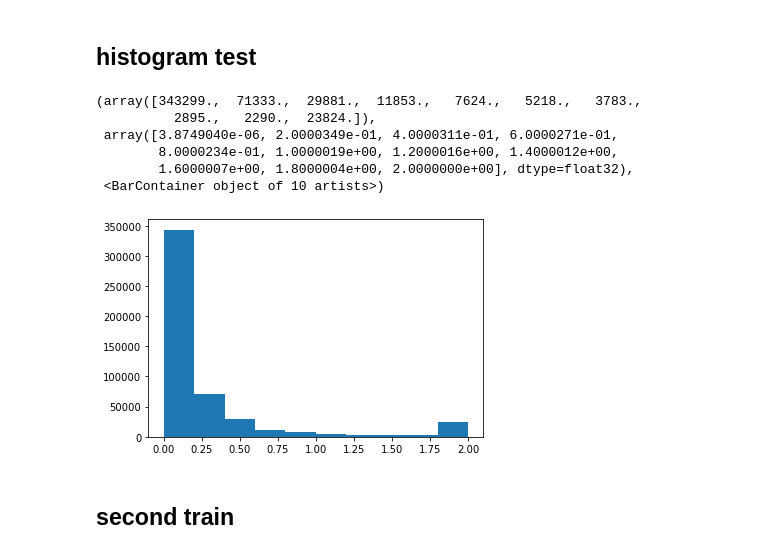
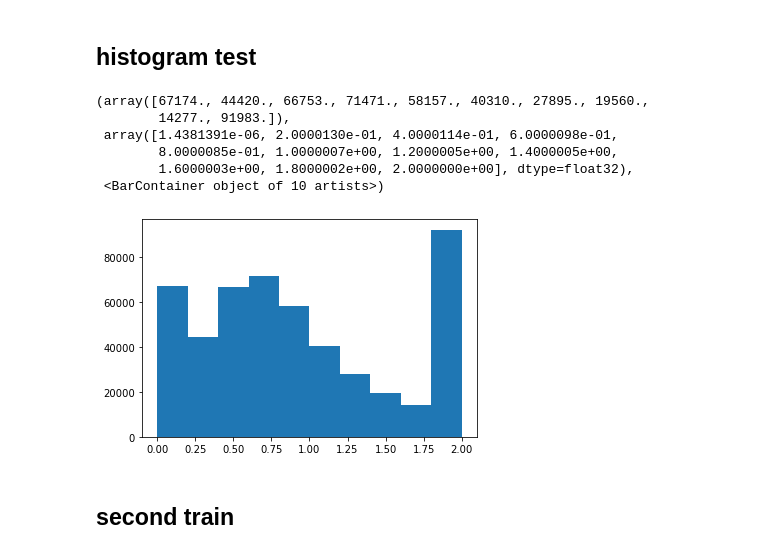
Before and after one commit to TurquoiseKitty/AssortmentNN, a Jupyter notebook: EXP11-MMNL.ipynb, the cells around one changed output. Cells and saved outputs as stored; diff of their text form; code cells hidden in the pictures.

```diff
--- a/EXP11-MMNL.ipynb
+++ b/EXP11-MMNL.ipynb
@@ -127,38 +127,62 @@ plt.plot(train_loss[1000:])
 # %% [markdown]
 ## histogram test
 # %%
+import AssortmentGenerator as AG
+import MarkovGenerator as MG
+import LatentSchemeGenerator as LSG
+import Models
+import time
+
+import numpy as np
+import torch
+import torch.nn as nn
+
+from torch import optim
+from torch.utils.data import Dataset, DataLoader, TensorDataset
+import matplotlib.pyplot as plt
+
 N_prod = 250        # number of products
 Vec_Len = N_prod + 1
 
+N_MIX = 100
+
 SAMPLE_AMOUNT = 2000
+
+latent_scheme = LSG.MMNL_generator(N_prod, N_MIX)
+
+mix_para = np.load('EXP11_dump/MMNL_mix_para.npy')
+choose_para = np.load('EXP11_dump/MMNL_chos_para.npy')
+
+latent_scheme.mixture_para = mix_para
+latent_scheme.choose_para = choose_para
 
 model = torch.load("EXP11_dump/bottleneck_model.pth")
 INPUT = np.zeros((SAMPLE_AMOUNT,Vec_Len))
 OUTPUT = np.zeros((SAMPLE_AMOUNT,Vec_Len))
 for i in range(SAMPLE_AMOUNT):
-    assort = AG.GenAssortment_Even(N_prod, 5/10)
+    assort = AG.GenAssortment_Even(N_prod, 9/10)
     INPUT[i] = AG.Product_0(assort)
     OUTPUT[i] = latent_scheme.prob_for_assortment(assort)
 
 
 INPUT=torch.Tensor(INPUT)
 OUTPUT = torch.Tensor(OUTPUT)
 
 MODEL_OUT = model(INPUT)
 
 RELATIVE_LOSS = nn.functional.l1_loss(OUTPUT, MODEL_OUT, size_average=False, reduce = False, reduction = None) / torch.clamp(OUTPUT, min = 1/Vec_Len)
 
 losses = torch.clamp(torch.reshape(RELATIVE_LOSS,(-1,)), max=2).detach().numpy()
 
 plt.hist(losses)
 # %% [output]
-(array([343299.,  71333.,  29881.,  11853.,   7624.,   5218.,   3783.,
-          2895.,   2290.,  23824.]),
- array([3.8749040e-06, 2.0000349e-01, 4.0000311e-01, 6.0000271e-01,
-        8.0000234e-01, 1.0000019e+00, 1.2000016e+00, 1.4000012e+00,
-        1.6000007e+00, 1.8000004e+00, 2.0000000e+00], dtype=float32),
+(array([67174., 44420., 66753., 71471., 58157., 40310., 27895., 19560.,
+        14277., 91983.]),
+ array([1.4381391e-06, 2.0000130e-01, 4.0000114e-01, 6.0000098e-01,
+        8.0000085e-01, 1.0000007e+00, 1.2000005e+00, 1.4000005e+00,
+        1.6000003e+00, 1.8000002e+00, 2.0000000e+00], dtype=float32),
  <BarContainer object of 10 artists>)
-[figure, old version]
+[figure, new version]
 # %% [markdown]
 ## second train
 # %%
```
Also changed, not shown: 9 other files.
